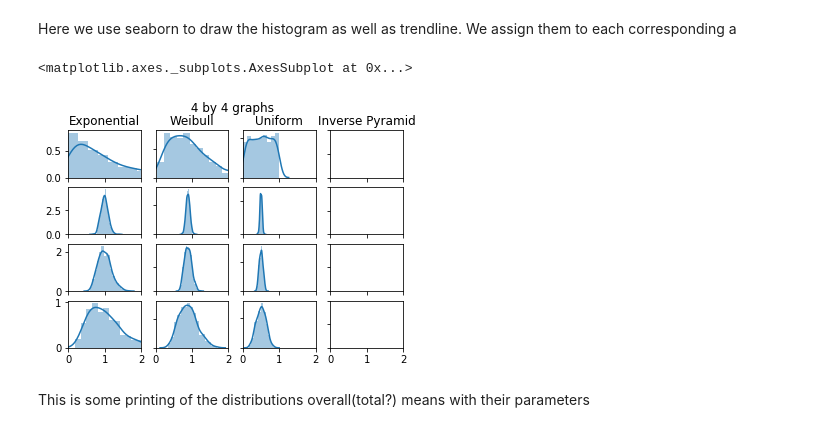
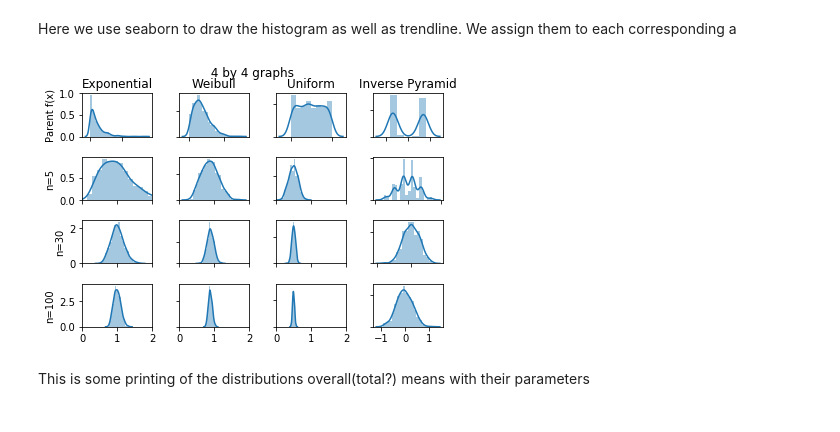
Before and after one commit to ddeniro/ECEproject, a Jupyter notebook: project.ipynb, the cells around one changed output. Drawn from its saved outputs; the diff is of its cells as text; code cells hidden in the pictures.

```diff
--- a/project.ipynb
+++ b/project.ipynb
@@ -113,0 +177,6 @@ sns.distplot(rannums, ax=axs[1], color="tab:purple")
+# %%
+triNums = []
+for num in rannums:
+    triNums.append(InvTri.ppf(num))
+
+sns.distplot(triNums)
@@ -122,13 +199,15 @@ If we generate a bunch of random numbers between 0 and 1 and we are going to put
 uniforms = []
 weibulls = [] #!! In order to keep information flowing
 exponNums = []
+triangles = []
 c = 1.69 # Shape factor for the weibull
-def genDataSet(uniformNums, weibullNums, exponNums,n):
+def genDataSet(uniformNums, weibullNums, exponNums, triangles, n):
     rannums = genNums(n)
     for num in rannums:
         uniformNums.append(sp.uniform.ppf(num))
         weibullNums.append(sp.weibull_min.ppf(num, c))
         exponNums.append(sp.expon.ppf(num))
+        triangles.append(InvTri.ppf(num))
 # %% [markdown]
 ## Modify/Process the Data
 In this section we generate sample averages of size n = 5, 30 and 100
@@ -146,6 +225,7 @@ class Distro:
         self.exMeans = []
         self.uniMeans = []
         self.weiMeans = []
+        self.triMeans = []
 # takeStats will create a dataset of n numbers in each distribution, and will find the mean and add it to the array in Distro.
 # It willd do this p times for p Means in each array.
 def takeStats(n, p):
@@ -154,10 +234,12 @@ def takeStats(n, p):
         uniforms = []
         weibulls = []
         exponNums = []
-        genDataSet(uniforms, weibulls, exponNums, n)
+        triangles = []
+        genDataSet(uniforms, weibulls, exponNums, triangles, n)
         distroSet.exMeans.append(scipy.mean(exponNums))
         distroSet.uniMeans.append(scipy.mean(uniforms))
         distroSet.weiMeans.append(scipy.mean(weibulls))
+        distroSet.triMeans.append(scipy.mean(triangles))
     return distroSet
 # %% [markdown]
 ### Creating distributions from seperate sets of uniform numbers.
@@ -169,12 +251,13 @@ We also make some parent numbers which we know will tightly fit the distribution
 uniformsP = []
 weibullsP = []
 exponNumsP = []
-genDataSet(uniformsP, weibullsP, exponNumsP, 500)
+triangleNumsP = []
+genDataSet(uniformsP, weibullsP, exponNumsP, triangleNumsP, 500)
 #Make a bunch of numbers
 ## ##
 
 distro1 = takeStats(100, 500)
 distro2 = takeStats(30, 500)
 distro3 = takeStats(5, 500)
-print(distro1.exMeans[0])
+print(distro1.exMeans[0]) # Just prints a number to indicate it is finished.
 # %% [output]
@@ -196,40 +279,52 @@ Here we use seaborn to draw the histogram as well as trendline. We assign them t
 # %%
 
 fig, axs = plt.subplots(4,4) #Creates our 4x4 grid, we access it through axs[].
-fig.suptitle(' 4 by 4 graphs') #Set the main title.
+fig.suptitle(' 4 by 4 graphs', y=1) #Set the main title.
 for ax in axs.flat:
     ax.label_outer() # Removes number labels from the
-    ax.set(xlim=(0,2))
+for i in range(3):
+    for j in range(3):
+        axs[i+1][j].set(xlim=(0,2))
+
+axs[0,0].set_ylabel('Parent f(x)')
+axs[1,0].set_ylabel('n=5')
+axs[2,0].set_ylabel('n=30')
+axs[3,0].set_ylabel('n=100')
 
 
 #First row "parent" functions and setting the column titles.
 sns.distplot(exponNumsP, ax=axs[0,0])
 axs[0,0].set_title('Exponential')
 
 sns.distplot(weibullsP, ax=axs[0,1])
 axs[0,1].set_title('Weibull')
 
 
 sns.distplot(uniformsP, ax=axs[0,2])
 axs[0,2].set_title('Uniform')
 
+sns.distplot(triangleNumsP, ax=axs[0,3])
 axs[0,3].set_title('Inverse Pyramid') #[0,3] is the index column of the inverse Pyramid for axs.
 
 #Plot all of the means from the different exponential distributions
-sns.distplot(distro1.exMeans, ax=axs[1,0])
+sns.distplot(distro3.exMeans, ax=axs[1,0])
 sns.distplot(distro2.exMeans, ax=axs[2,0])
-sns.distplot(distro3.exMeans, ax=axs[3,0])
+sns.distplot(distro1.exMeans, ax=axs[3,0])
                                 #different weibull distributions
-sns.distplot(distro1.weiMeans, ax=axs[1,1])
+sns.distplot(distro3.weiMeans, ax=axs[1,1])
 sns.distplot(distro2.weiMeans, ax=axs[2,1])
-sns.distplot(distro3.weiMeans, ax=axs[3,1])
+sns.distplot(distro1.weiMeans, ax=axs[3,1])
                                 #different uniform distributions
-sns.distplot(distro1.uniMeans, ax=axs[1,2])
+sns.distplot(distro3.uniMeans, ax=axs[1,2])
 sns.distplot(distro2.uniMeans, ax=axs[2,2])
-sns.distplot(distro3.uniMeans, ax=axs[3,2])
+sns.distplot(distro1.uniMeans, ax=axs[3,2])
+
+sns.distplot(distro3.triMeans, ax=axs[1,3])
+sns.distplot(distro2.triMeans, ax=axs[2,3])
+sns.distplot(distro1.triMeans, ax=axs[3,3])
+plt.tight_layout()
 # %% [output]
-<matplotlib.axes._subplots.AxesSubplot at 0x...>
-[figure, old version]
+[figure, new version]
 # %% [markdown]
 This is some printing of the distributions overall(total?) means with their parameters
 # %%
```
Also changed, not shown: parts of 16 cells of this notebook.
